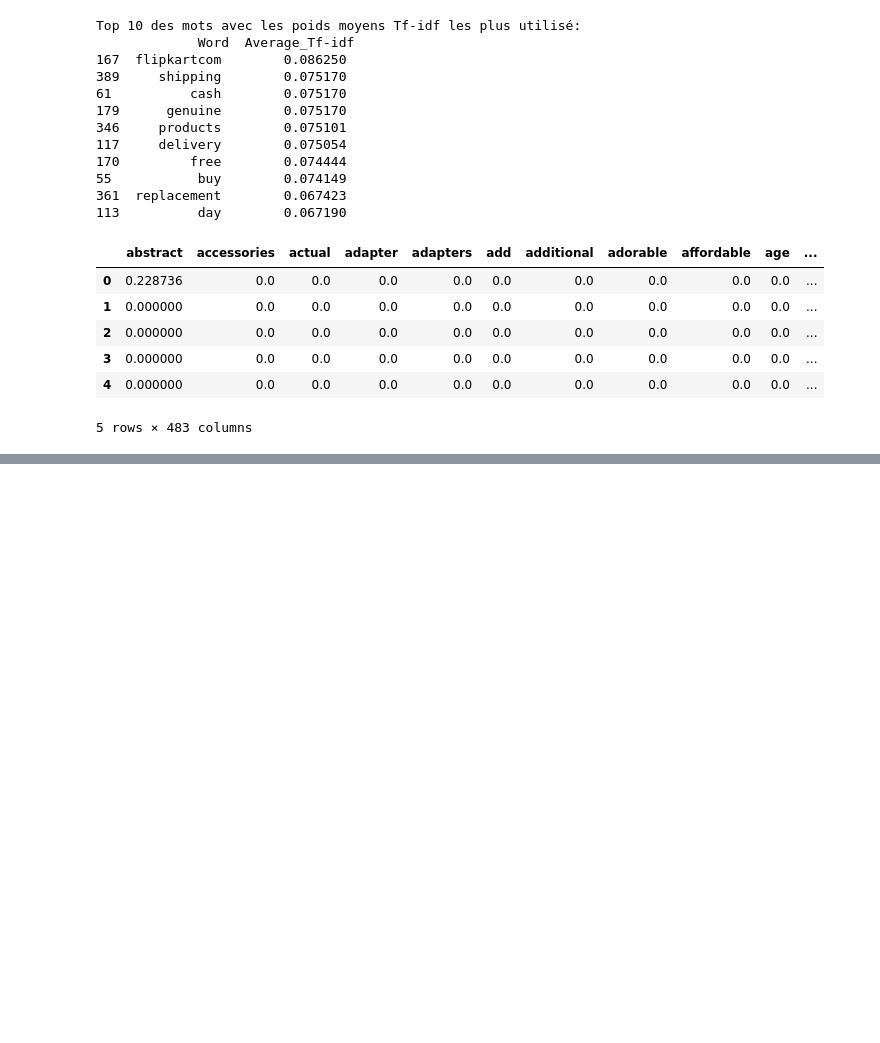
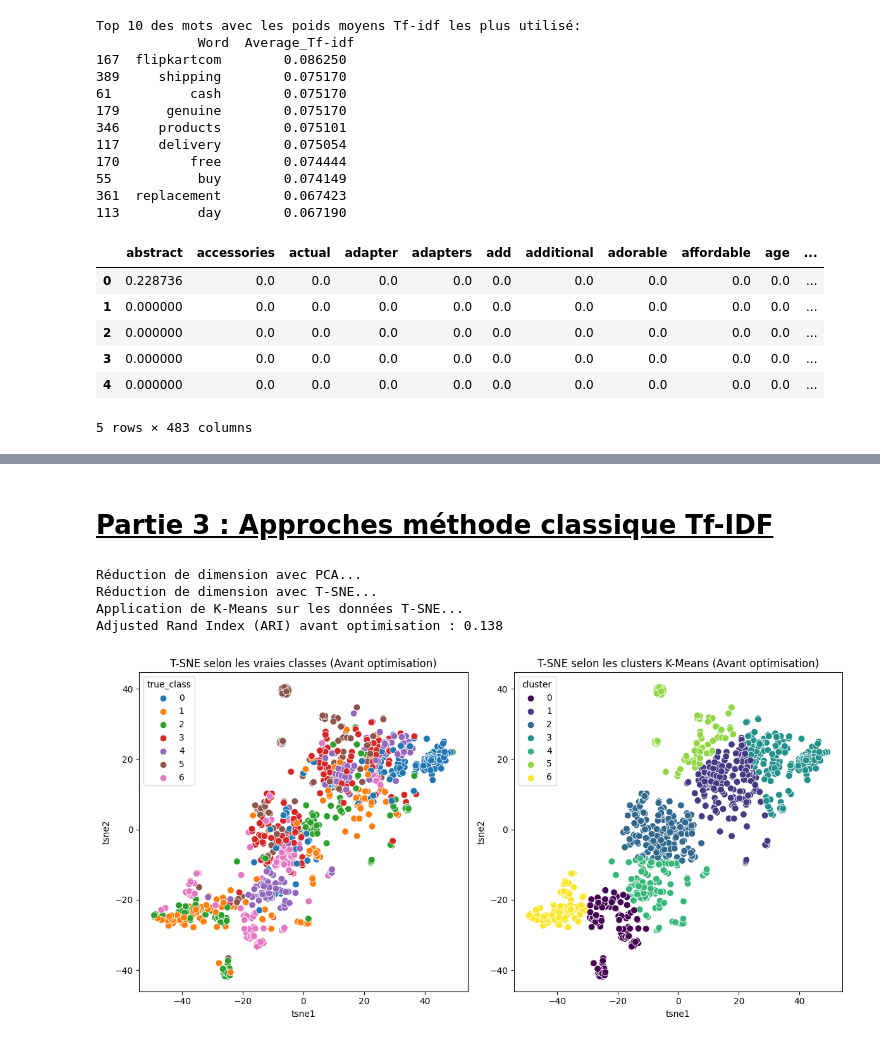
Before and after one commit to nel-data07/projet_8, a Jupyter notebook: Veille technique/Fifi_Nelly_2_notebook_veille_122024.ipynb, the cells around one changed output, grey strips where cells are left out. Cells and saved outputs as stored; diff of their text form; code cells hidden in the pictures; blank space fills up the shorter version.

```diff
--- a/Veille technique/Fifi_Nelly_2_notebook_veille_122024.ipynb
+++ b/Veille technique/Fifi_Nelly_2_notebook_veille_122024.ipynb
@@ -406,0 +224,67 @@ Asking to truncate to max_length but no maximum length is provided and the model
+# %% [markdown]
+# <a name="C3"><span style="text-decoration: underline;">Partie 3 : Approches méthode classique Tf-IDF</span></a>
+# %%
+# Encodage des catégories
+le = LabelEncoder()
+ecom['category_encoded'] = le.fit_transform(ecom['main_category'])
+
+# Définir les features et la cible
+X_text = ecom['cleaned_description']
+y = ecom['category_encoded']
+
+# Pipeline avec TF-IDF et sans classifier
+pipeline = Pipeline([
+    ('tfidf', TfidfVectorizer()),  # TF-IDF avec paramètres par défaut
+])
+
+# Transformation du texte en embeddings TF-IDF
+X_tfidf = pipeline.fit_transform(X_text).toarray()
+
+# Normalisation des données après transformation TF-IDF
+scaler = StandardScaler()
+X_normalized = scaler.fit_transform(X_tfidf)
+
+# Réduction de dimension avec PCA
+print("Réduction de dimension avec PCA...")
+pca = PCA(n_components=50, random_state=42)
+X_pca = pca.fit_transform(X_normalized)
+
+# Réduction de dimension avec T-SNE
+print("Réduction de dimension avec T-SNE...")
+tsne = TSNE(n_components=2, random_state=42, init='pca', learning_rate='auto')
+X_tsne = tsne.fit_transform(X_pca)
+
+# K-Means pour le clustering
+print("Application de K-Means sur les données T-SNE...")
+kmeans = KMeans(n_clusters=7, random_state=42)
+clusters = kmeans.fit_predict(X_tsne)
+
+# Calcul de l'ARI
+ari_score_default = adjusted_rand_score(y, clusters)
+print(f"Adjusted Rand Index (ARI) avant optimisation : {ari_score_default:.3f}")
+
+# Visualisation des résultats T-SNE avant optimisation
+df_tsne_default = pd.DataFrame(X_tsne, columns=['tsne1', 'tsne2'])
+df_tsne_default['true_class'] = y
+df_tsne_default['cluster'] = clusters
+
+plt.figure(figsize=(12, 6))
+
+# Vraies classes
+plt.subplot(1, 2, 1)
+sns.scatterplot(x='tsne1', y='tsne2', hue='true_class', palette="tab10", data=df_tsne_default, s=60)
+plt.title("T-SNE selon les vraies classes (Avant optimisation)")
+
+# Clusters K-Means
+plt.subplot(1, 2, 2)
+sns.scatterplot(x='tsne1', y='tsne2', hue='cluster', palette="viridis", data=df_tsne_default, s=60)
+plt.title("T-SNE selon les clusters K-Means (Avant optimisation)")
+
+plt.tight_layout()
+plt.show()
+# %% [output]
+Réduction de dimension avec PCA...
+Réduction de dimension avec T-SNE...
+Application de K-Means sur les données T-SNE...
+Adjusted Rand Index (ARI) avant optimisation : 0.138
+[figure, added]
```
Also changed, not shown: parts of 44 cells of this notebook, 6 other files.
